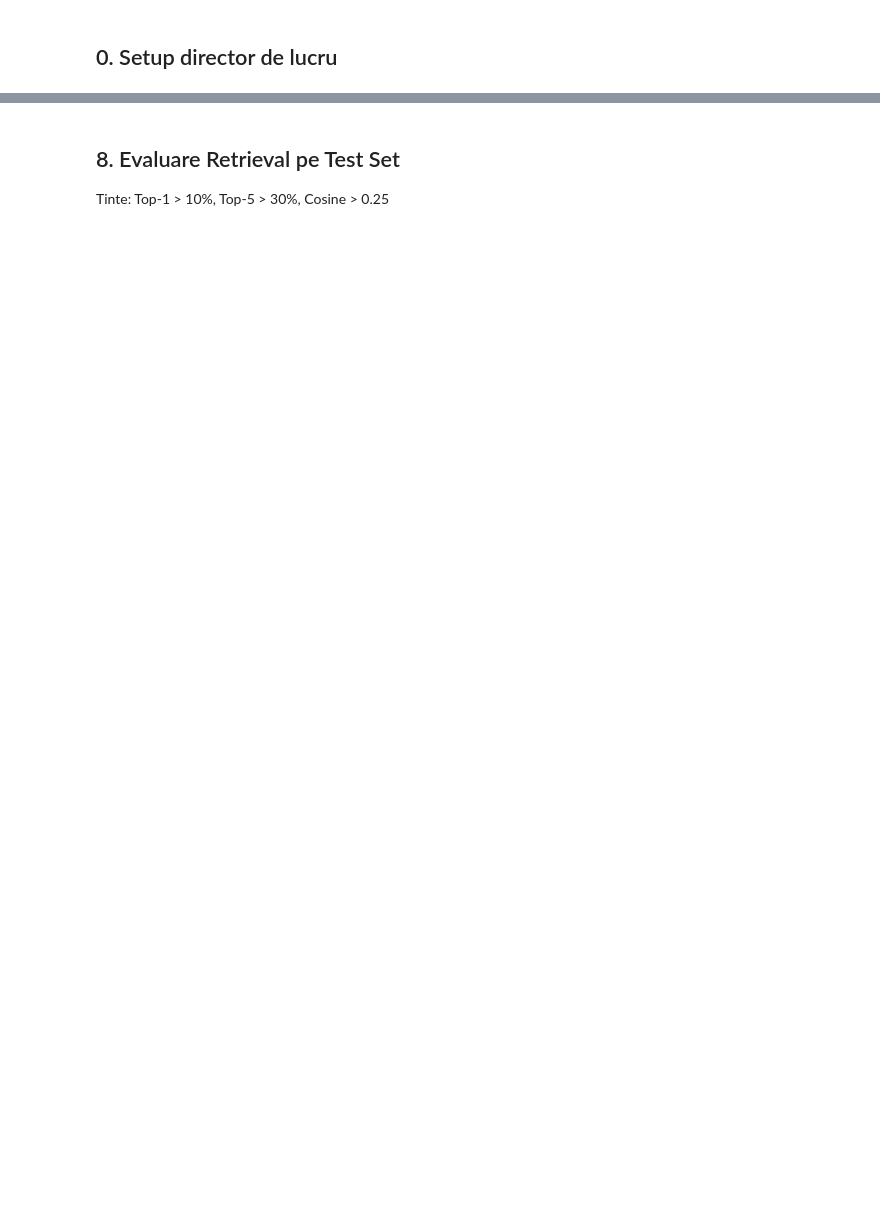
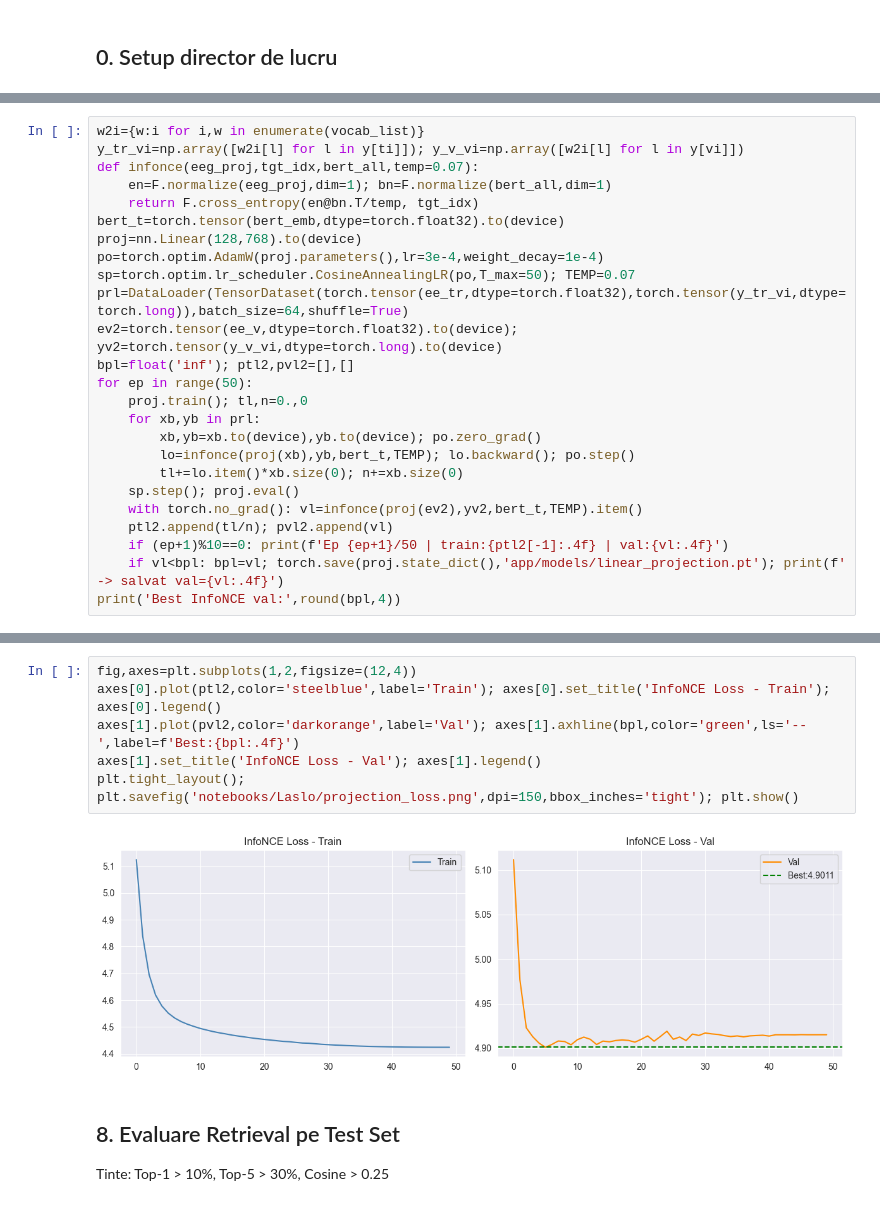
Before and after one commit to AI-EEG-project/EEG-text, a Jupyter notebook: notebooks/Laslo/sapt14-p1-Laslo_eegnet_retrieval.ipynb, the cells around one changed output, grey strips where cells are left out. Drawn from its saved outputs; the diff is of its cells as text; blank space fills up the shorter version.

```diff
--- a/notebooks/Laslo/sapt14-p1-Laslo_eegnet_retrieval.ipynb
+++ b/notebooks/Laslo/sapt14-p1-Laslo_eegnet_retrieval.ipynb
@@ -518,0 +256,25 @@ plt.show()
+# %%
+w2i={w:i for i,w in enumerate(vocab_list)}
+y_tr_vi=np.array([w2i[l] for l in y[ti]]); y_v_vi=np.array([w2i[l] for l in y[vi]])
+def infonce(eeg_proj,tgt_idx,bert_all,temp=0.07):
+    en=F.normalize(eeg_proj,dim=1); bn=F.normalize(bert_all,dim=1)
+    return F.cross_entropy(en@bn.T/temp, tgt_idx)
+bert_t=torch.tensor(bert_emb,dtype=torch.float32).to(device)
+proj=nn.Linear(128,768).to(device)
+po=torch.optim.AdamW(proj.parameters(),lr=3e-4,weight_decay=1e-4)
+sp=torch.optim.lr_scheduler.CosineAnnealingLR(po,T_max=50); TEMP=0.07
+prl=DataLoader(TensorDataset(torch.tensor(ee_tr,dtype=torch.float32),torch.tensor(y_tr_vi,dtype=torch.long)),batch_size=64,shuffle=True)
+ev2=torch.tensor(ee_v,dtype=torch.float32).to(device); yv2=torch.tensor(y_v_vi,dtype=torch.long).to(device)
+bpl=float('inf'); ptl2,pvl2=[],[]
+for ep in range(50):
+    proj.train(); tl,n=0.,0
+    for xb,yb in prl:
+        xb,yb=xb.to(device),yb.to(device); po.zero_grad()
+        lo=infonce(proj(xb),yb,bert_t,TEMP); lo.backward(); po.step()
+        tl+=lo.item()*xb.size(0); n+=xb.size(0)
+    sp.step(); proj.eval()
+    with torch.no_grad(): vl=infonce(proj(ev2),yv2,bert_t,TEMP).item()
+    ptl2.append(tl/n); pvl2.append(vl)
+    if (ep+1)%10==0: print(f'Ep {ep+1}/50 | train:{ptl2[-1]:.4f} | val:{vl:.4f}')
+    if vl<bpl: bpl=vl; torch.save(proj.state_dict(),'app/models/linear_projection.pt'); print(f'  -> salvat val={vl:.4f}')
+print('Best InfoNCE val:',round(bpl,4))
@@ -519,3 +294,11 @@ plt.show()
+# %%
+fig,axes=plt.subplots(1,2,figsize=(12,4))
+axes[0].plot(ptl2,color='steelblue',label='Train'); axes[0].set_title('InfoNCE Loss - Train'); axes[0].legend()
+axes[1].plot(pvl2,color='darkorange',label='Val'); axes[1].axhline(bpl,color='green',ls='--',label=f'Best:{bpl:.4f}')
+axes[1].set_title('InfoNCE Loss - Val'); axes[1].legend()
+plt.tight_layout(); plt.savefig('notebooks/Laslo/projection_loss.png',dpi=150,bbox_inches='tight'); plt.show()
+# %% [output]
+[figure, added]
 # %% [markdown]
 ## 8. Evaluare Retrieval pe Test Set
 Tinte: Top-1 > 10%, Top-5 > 30%, Cosine > 0.25
```
Also changed, not shown: parts of 45 cells of this notebook, 9 other files.
